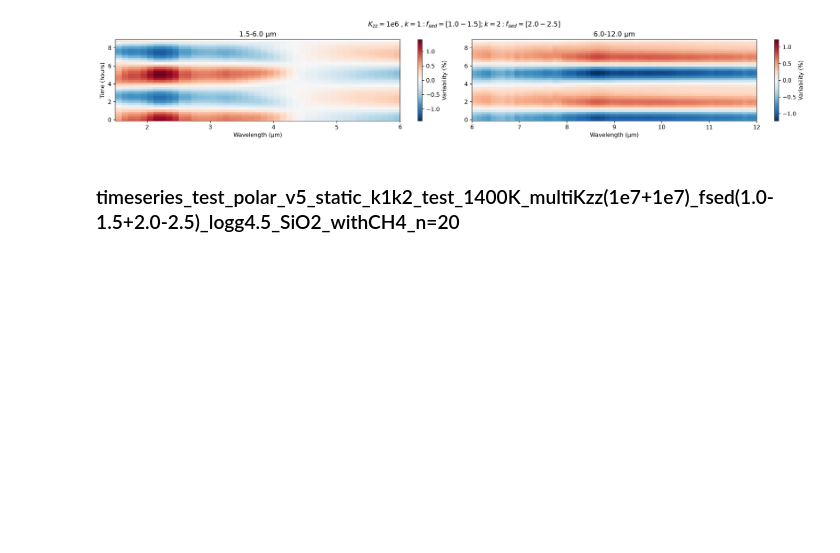
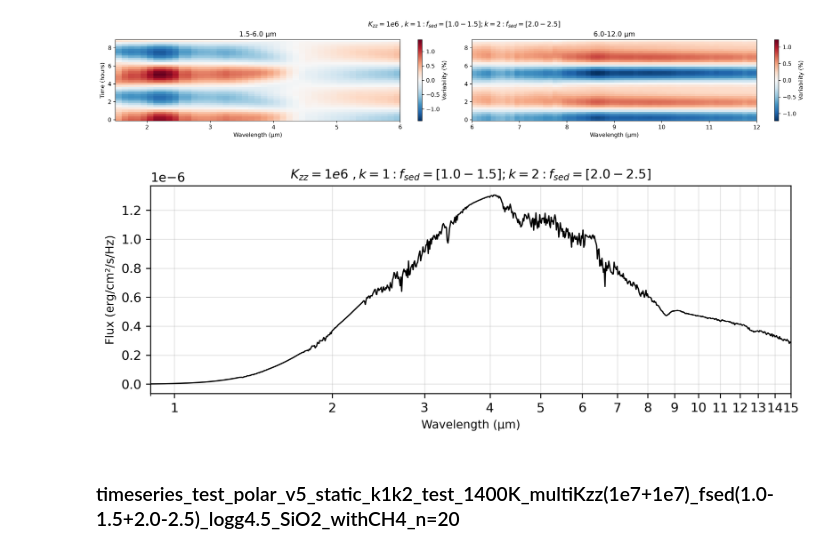
Before and after one commit to fudanguyen/polarVortexJwst, a Jupyter notebook: spec_module/customFigs[variabilityMaps].ipynb, the cells around one changed output. Cells and saved outputs as stored; diff of their text form; code cells hidden in the pictures; blank space fills up the shorter version.

Commit message:
spectra plotting updates

```diff
--- a/spec_module/customFigs[variabilityMaps].ipynb
+++ b/spec_module/customFigs[variabilityMaps].ipynb
@@ -387,6 +387,37 @@ fig, axs, variability = plot_variability_map_split(
 # %% [output]
 Saved variability map to /Users/nguyendat/Documents/GitHub/polarVortexJwst/paperPlots_updatedSiO2/[variability]_90_k1k2_test_1400K_multiKzz(1e6+1e6)_fsed(1.0-1.5+2.0-2.5)_logg4.5_SiO2_withCH4_n=20.pdf
 [figure]
+# %%
+inclin = '90'
+# save = False
+save = True
+
+saveName = os.path.join(plotDir,f'[allSpectra]_{inclin}_{specConfigName_k1k2}.pdf') if save else None
+fluxsum = np.zeros_like(specs_k1k2_ts[inclin][0]['flux'])  # Initialize fluxsum with the same shape as a single flux array
+fig, ax = plt.subplots(figsize=(9, 3), dpi=300)
+for codec_id in range(n):  # Plot all codec
+    wave_i, flux_i = codec_k1k2_loaded_ts.load_spectrum(codec_id)
+    fluxsum += flux_i
+
+# plot the median flux spectrum
+mean_flux = fluxsum / n
+ax.plot(wave_i, mean_flux, alpha=1, lw=1, color='black', label='Mean Spectrum')
+ax.set_xlabel('Wavelength (μm)', fontsize=9)
+ax.set_ylabel('Flux (erg/cm²/s/Hz)', fontsize=9)
+# ax.set_xticklabels(fontsize=8)
+ax.set_title(r'$K_{zz}=1e6\ , k=1 : f_{sed}=[1.0-1.5]; k=2 : f_{sed}=[2.0-2.5]$', fontsize=10)
+ax.set_yscale('linear')
+ax.set_xscale('log')
+ax.set_xlim(0.9, 15), #ax.set_ylim(0, 2.2e-6)
+ax.set_xticks(range(1, 16))
+ax.set_xticklabels([str(i) for i in range(1, 16)])
+ax.grid(True, alpha=0.3)
+
+if save:
+    plt.savefig(saveName, dpi=300, bbox_inches='tight')
+    print(f"Saved all spectra plot to {saveName}")
+# %% [output]
+[figure, added]
 # %% [markdown]
 ### timeseries_test_polar_v5_static_k1k2_test_1400K_multiKzz(1e7+1e7)_fsed(1.0-1.5+2.0-2.5)_logg4.5_SiO2_withCH4_n=20
 # %%
```
Also changed, not shown: parts of 10 cells of this notebook, 1 other file.
